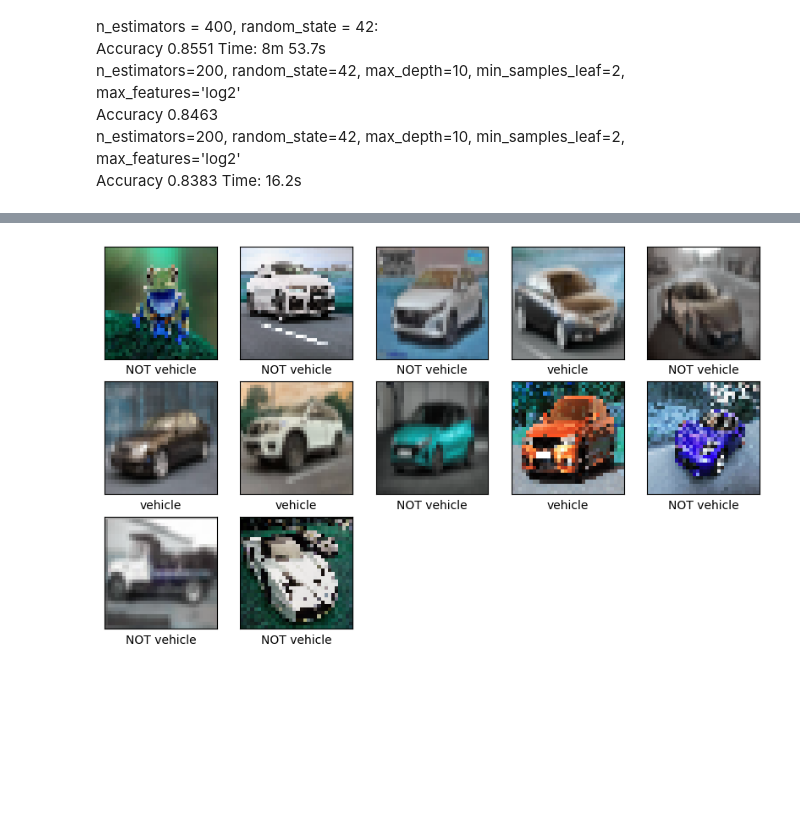
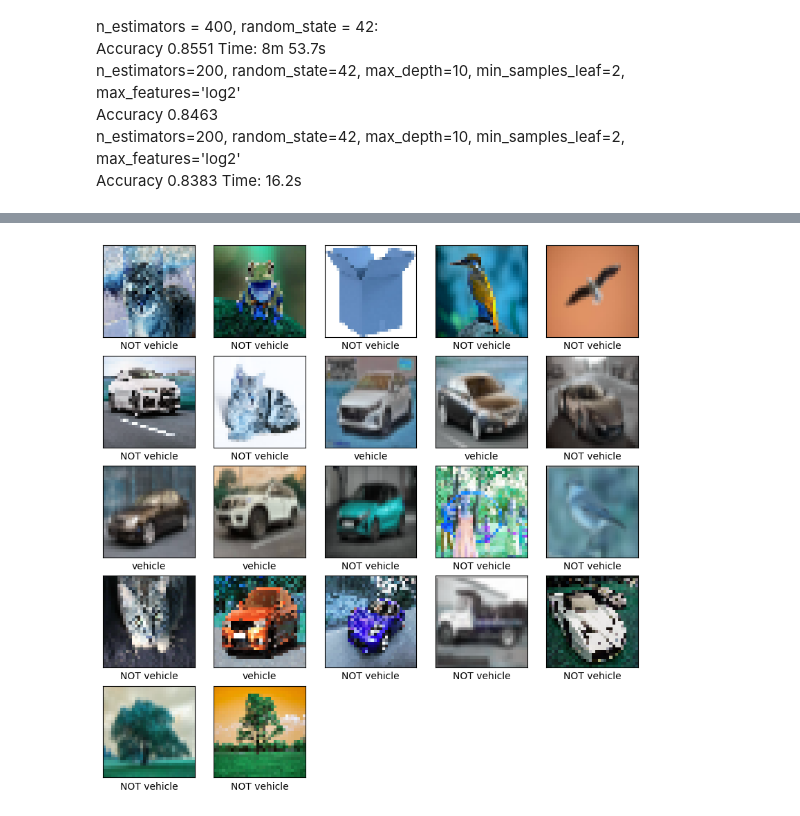
Before and after one commit to Onlyriley/MLProject, a Jupyter notebook: RandomForestTesting.ipynb, the cells around one changed output, grey strips where cells are left out. Drawn from its saved outputs; the diff is of its cells as text; code cells hidden in the pictures; blank space fills up the shorter version.

```diff
--- a/RandomForestTesting.ipynb
+++ b/RandomForestTesting.ipynb
@@ -147,13 +147,13 @@ dev_images = dev_images.reshape(dev_images.shape[0], -1)
 dev_pred_label = rnd_clf.predict(dev_images)
 # %%
 plt.figure(figsize=(10,10))
-for i in range(12):
+for i in range(22):
     plt.subplot(5,5,i+1)
     plt.xticks([])
     plt.yticks([])
     plt.grid(False)
     plt.imshow(dev_images[i].reshape(32, 32, 3))  # Reshape images to (32, 32, 3)
-    plt.xlabel(class_names[dev_pred_label[i]])  # Use predicted labels
+    plt.xlabel(class_names[int(dev_pred_label[i])])  # Use predicted labels
 plt.show()
 # %% [output]
-[figure, old version]
+[figure, new version]
```
Also changed, not shown: parts of 3 cells of this notebook.
